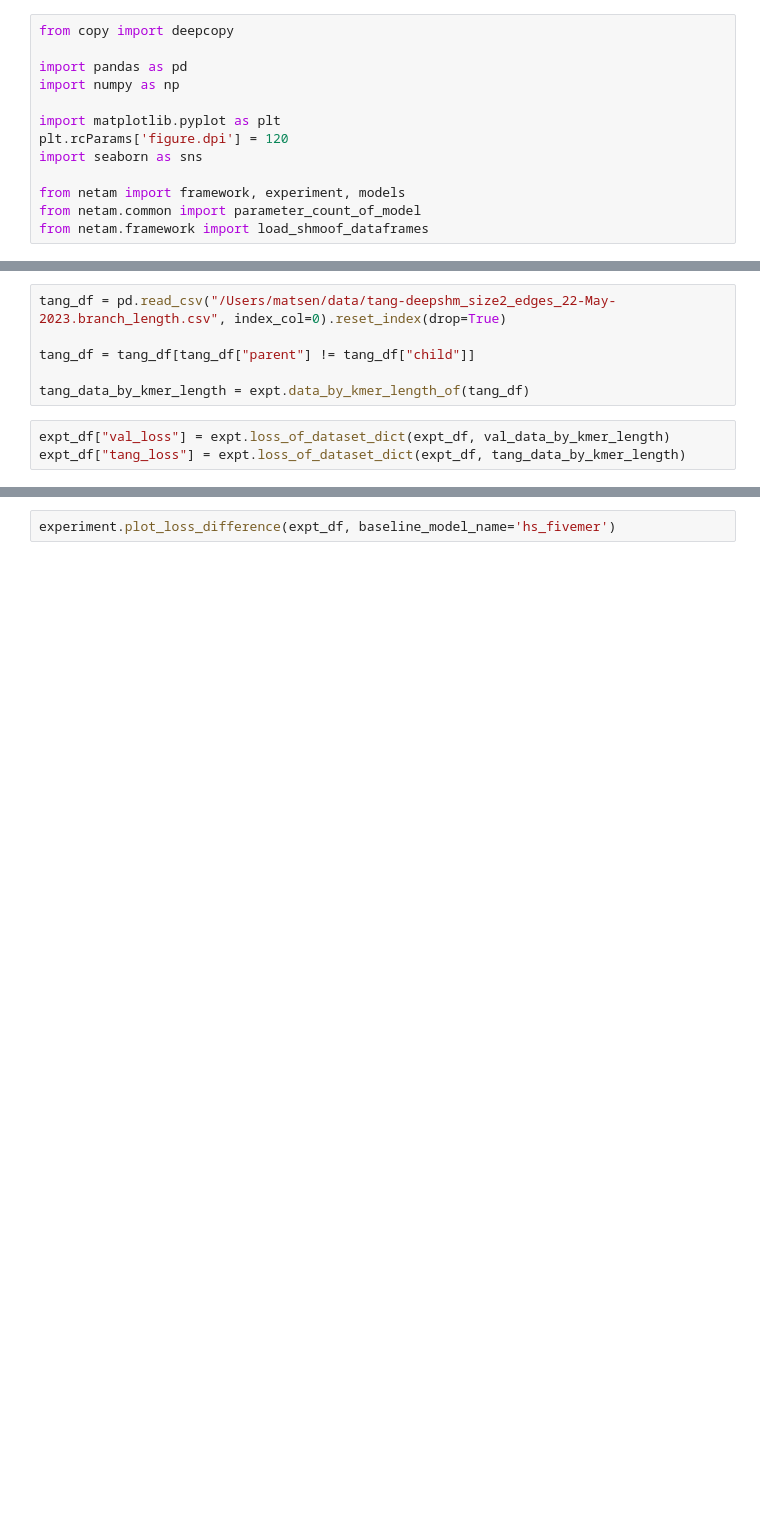
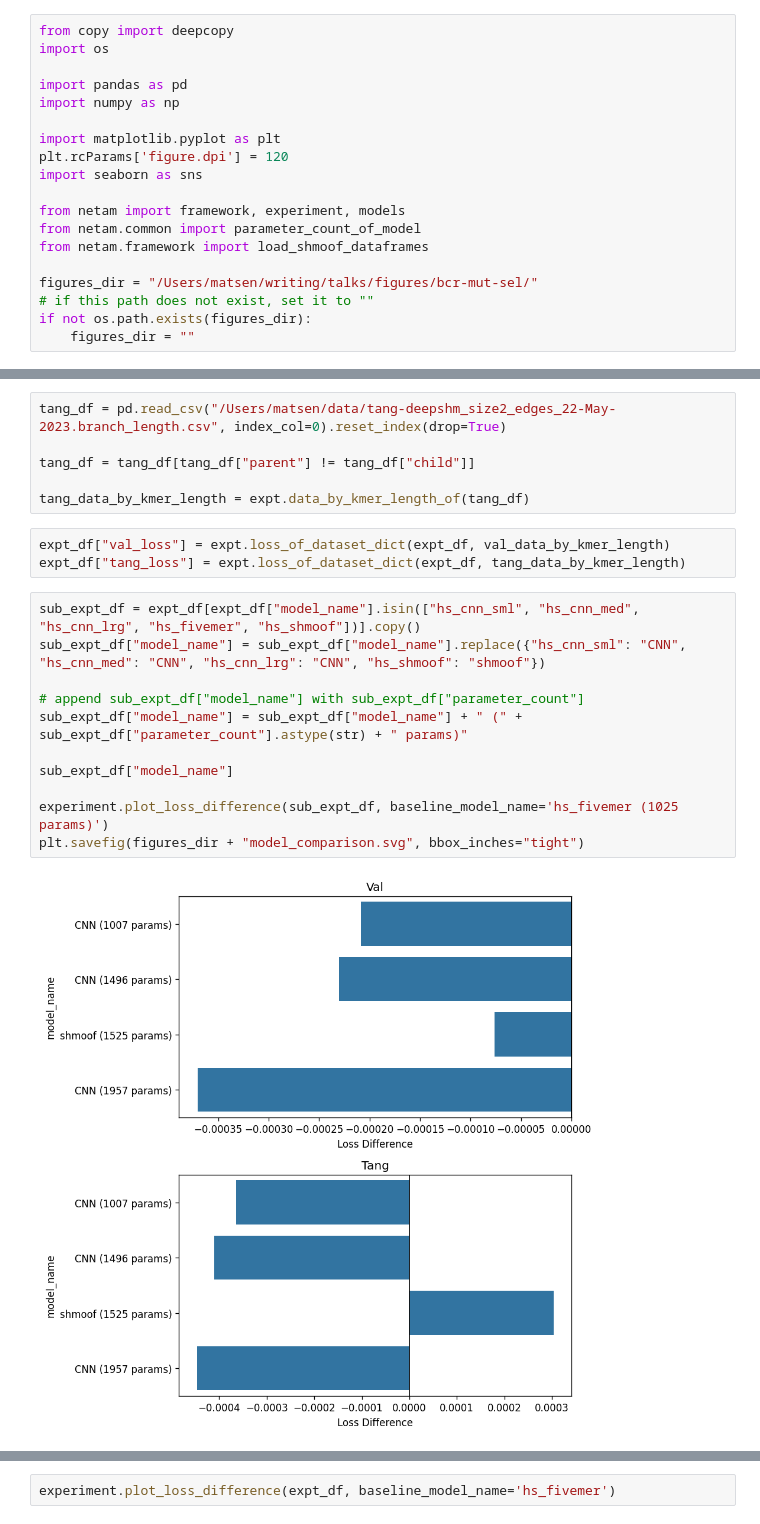
Before and after one commit to matsengrp/thrifty-experiments-1, a Jupyter notebook: human/train_and_test.ipynb, the cells around one changed output, grey strips where cells are left out. Saved outputs shown, nothing was run; the diff lists cells and outputs as text; blank space fills up the shorter version.

Commit message:
better plots

```diff
--- a/human/train_and_test.ipynb
+++ b/human/train_and_test.ipynb
@@ -1,5 +1,6 @@
 # %%
 from copy import deepcopy
+import os
 
 import pandas as pd
 import numpy as np
@@ -11,6 +12,11 @@ import seaborn as sns
 from netam import framework, experiment, models
 from netam.common import parameter_count_of_model
 from netam.framework import load_shmoof_dataframes
+
+figures_dir = "/Users/matsen/writing/talks/figures/bcr-mut-sel/"
+# if this path does not exist, set it to ""
+if not os.path.exists(figures_dir):
+    figures_dir = ""
 # %%
 expt = experiment.Experiment()
 
@@ -67,3 +73,16 @@ tang_data_by_kmer_length = expt.data_by_kmer_length_of(tang_df)
 # %%
 expt_df["val_loss"] = expt.loss_of_dataset_dict(expt_df, val_data_by_kmer_length)
 expt_df["tang_loss"] = expt.loss_of_dataset_dict(expt_df, tang_data_by_kmer_length)
+# %%
+sub_expt_df = expt_df[expt_df["model_name"].isin(["hs_cnn_sml", "hs_cnn_med", "hs_cnn_lrg", "hs_fivemer", "hs_shmoof"])].copy()
+sub_expt_df["model_name"] = sub_expt_df["model_name"].replace({"hs_cnn_sml": "CNN", "hs_cnn_med": "CNN", "hs_cnn_lrg": "CNN", "hs_shmoof": "shmoof"})
+
+# append sub_expt_df["model_name"] with sub_expt_df["parameter_count"]
+sub_expt_df["model_name"] = sub_expt_df["model_name"] + " (" + sub_expt_df["parameter_count"].astype(str) + " params)"
+
+sub_expt_df["model_name"]
+
+experiment.plot_loss_difference(sub_expt_df, baseline_model_name='hs_fivemer (1025 params)')
+plt.savefig(figures_dir + "model_comparison.svg", bbox_inches="tight")
+# %% [output]
+[figure, added]
```
Also changed, not shown: parts of 1 cell of this notebook.
